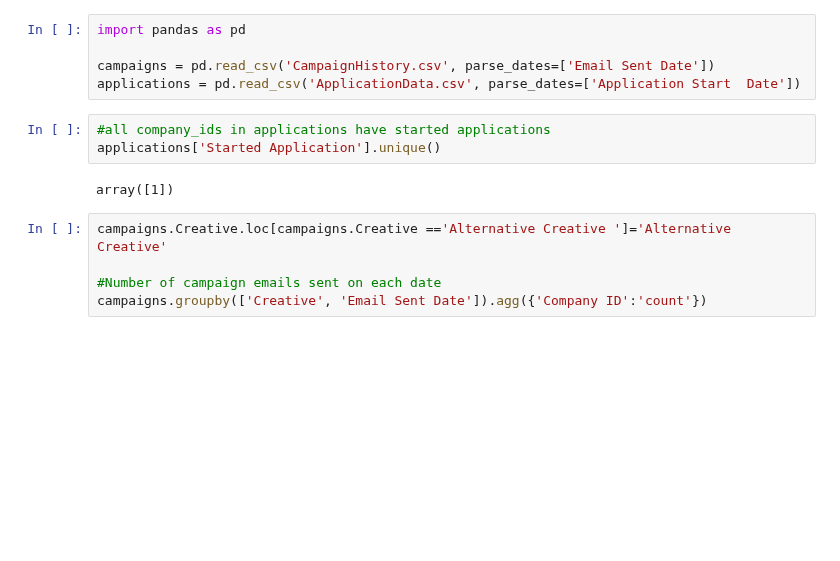
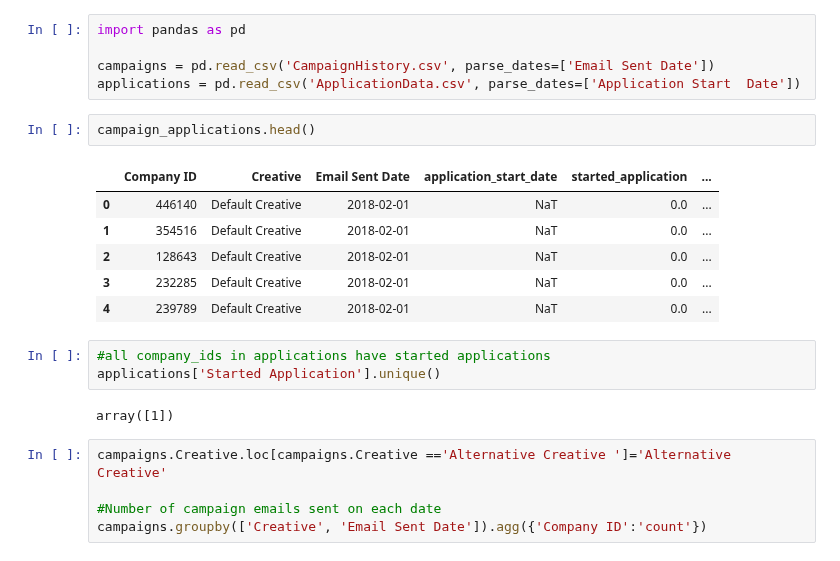
Before and after one commit to xinnyp/loan_campaign_analysis, a Jupyter notebook: EDA.ipynb, the cells around one changed output. Cells and saved outputs as stored; diff of their text form; blank space fills up the shorter version.

```diff
--- a/EDA.ipynb
+++ b/EDA.ipynb
@@ -3,6 +3,15 @@ import pandas as pd
 
 campaigns = pd.read_csv('CampaignHistory.csv', parse_dates=['Email Sent Date'])
 applications = pd.read_csv('ApplicationData.csv', parse_dates=['Application Start  Date'])
+# %%
+campaign_applications.head()
+# %% [output]
+|  | Company ID | Creative | Email Sent Date | application_start_date | started_application | ... |
+| 0 | 446140 | Default Creative | 2018-02-01 | NaT | 0.0 | ... |
+| 1 | 354516 | Default Creative | 2018-02-01 | NaT | 0.0 | ... |
+| 2 | 128643 | Default Creative | 2018-02-01 | NaT | 0.0 | ... |
+| 3 | 232285 | Default Creative | 2018-02-01 | NaT | 0.0 | ... |
+| 4 | 239789 | Default Creative | 2018-02-01 | NaT | 0.0 | ... |
 # %%
 #all company_ids in applications have started applications
 applications['Started Application'].unique()
```
Also changed, not shown: parts of 3 cells of this notebook.
